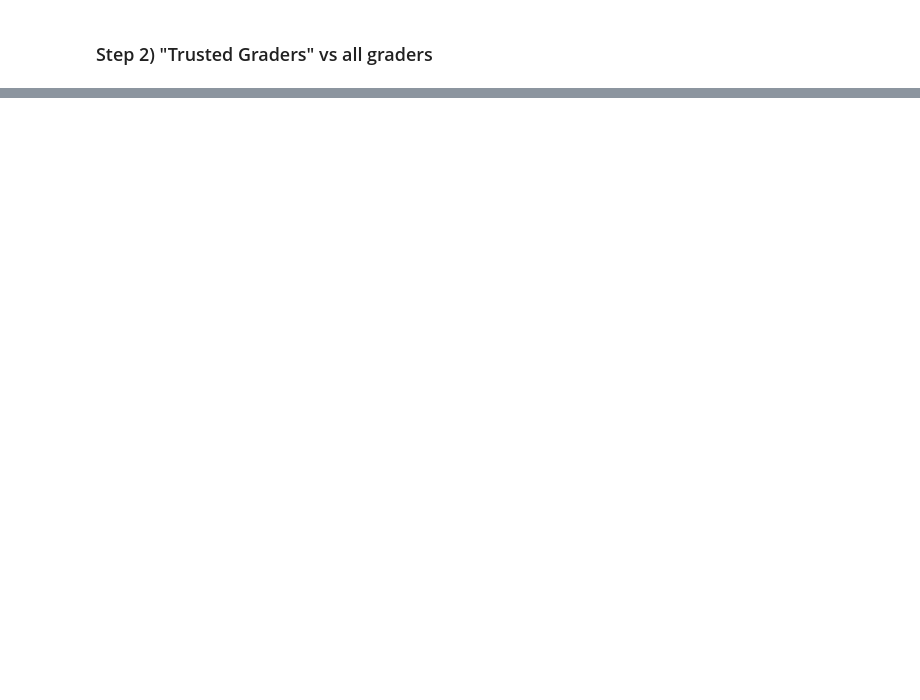
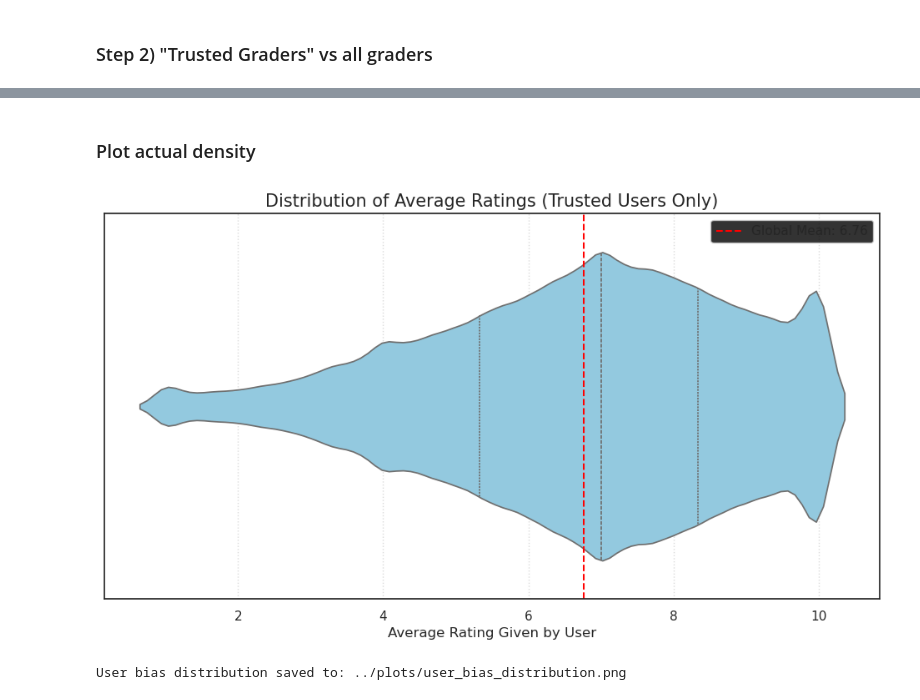
Before and after one commit to GeorgeStyl/Neural-Movie-Clusters, a Jupyter notebook: notebooks/0z_DROPBOX_clustering_and_embeddings.ipynb, the cells around one changed output, grey strips where cells are left out. Cells and saved outputs as stored; diff of their text form; code cells hidden in the pictures; blank space fills up the shorter version.

```diff
--- a/notebooks/0z_DROPBOX_clustering_and_embeddings.ipynb
+++ b/notebooks/0z_DROPBOX_clustering_and_embeddings.ipynb
@@ -811,0 +927,43 @@ plot_global_vs_trusted_comparison()
+# %% [markdown]
+### Plot actual density
+# %%
+import seaborn as sns
+import matplotlib.pyplot as plt
+
+def plot_user_bias_distribution():
+    # 1. Prepare Data
+    # Calculate the mean rating for every user
+    user_stats = split_data.groupby('USER_ID')['RATING'].agg(['count', 'mean'])
+
+    # Filter for Trusted Users (>= 3 ratings) to remove "one-off" noise
+    trusted_stats = user_stats[user_stats['count'] >= 3].copy()
+
+    # Calculate Global Mean for reference
+    global_mean = split_data['RATING'].mean()
+
+    # 2. Create the Plot
+    plt.figure(figsize=(12, 6))
+
+    # Draw the violin plot
+    sns.violinplot(x=trusted_stats['mean'], color="skyblue", inner="quartile")
+
+    # Add a vertical line for the Global Mean
+    plt.axvline(global_mean, color='red', linestyle='--', label=f'Global Mean: {global_mean:.2f}')
+
+    # 3. Formatting
+    plt.title('Distribution of Average Ratings (Trusted Users Only)', fontsize=15)
+    plt.xlabel('Average Rating Given by User', fontsize=12)
+    plt.legend()
+    plt.grid(axis='x', linestyle=':', alpha=0.7)
+
+    # 4. Save to PLOTS_DIR
+    bias_path = os.path.join(PLOTS_DIR, 'user_bias_distribution.png')
+    plt.savefig(bias_path, bbox_inches='tight')
+    plt.show()
+
+    print(f"{GREEN}User bias distribution saved to: {bias_path}{RESET_COLORS}")
+
+plot_user_bias_distribution()
+# %% [output]
+[figure, added]
+User bias distribution saved to: ../plots/user_bias_distribution.png
```
Also changed, not shown: parts of 21 cells of this notebook, 8 other files.
